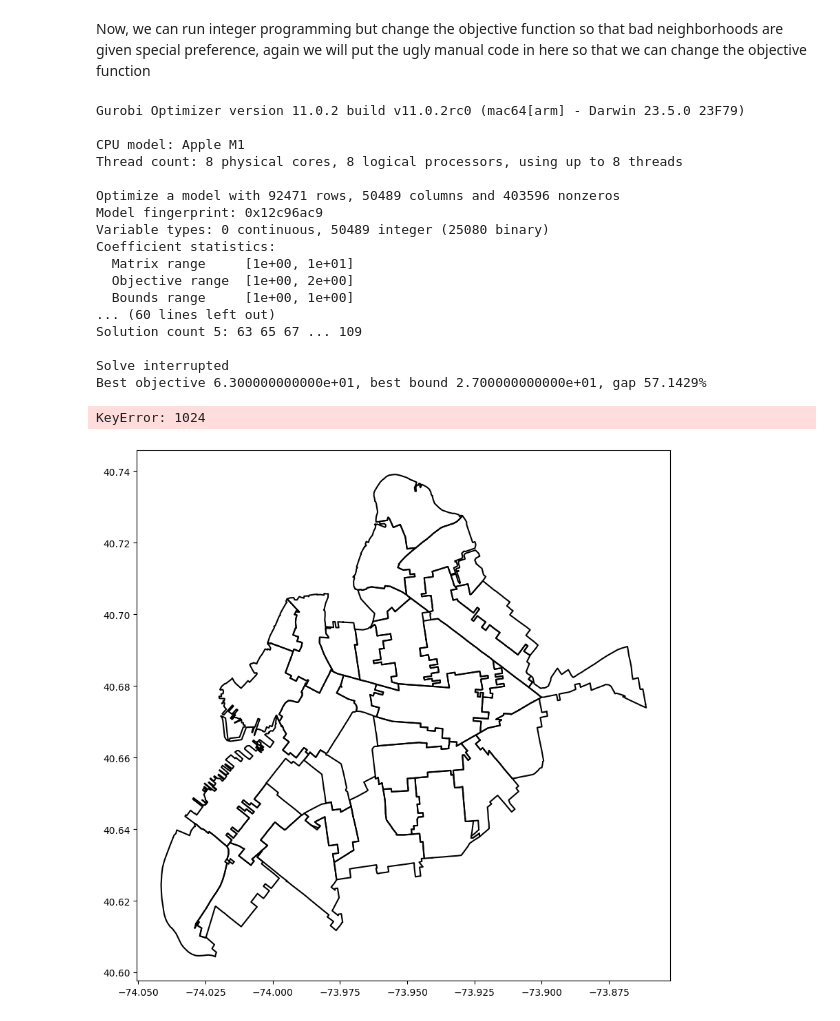
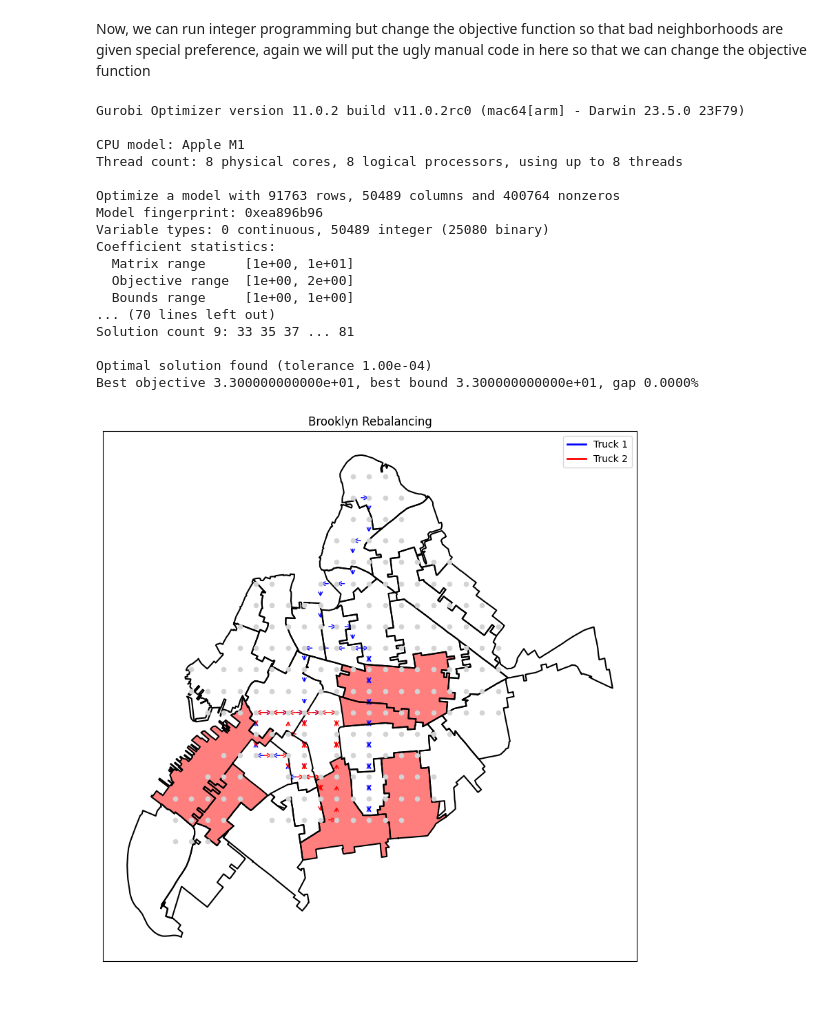
Before and after one commit to jarrettreimers/CSUREMM, a Jupyter notebook: borough_grouping.ipynb, the cells around one changed output. Cells and saved outputs as stored; diff of their text form; code cells hidden in the pictures.

```diff
--- a/borough_grouping.ipynb
+++ b/borough_grouping.ipynb
@@ -577,17 +585,17 @@ for geom, prop in zip(geometries, properties):
 
 # Assuming cluster_model and neighborhood_dict are defined elsewhere
 G = nx.DiGraph()
-positions = {}
+node_positions = {}
 
 # for cluster in cluster_model.cluster_dict.values():
 # This was modified bc we just wanted Brooklyn!
 for cluster in cluster_list:
-    positions[cluster] = (cluster.lon, cluster.lat)
+    node_positions[cluster] = (cluster.lon, cluster.lat)
     G.add_node(cluster)
     neighborhood = neighborhood_dict.get(cluster.name, 'Unknown')
 
 # Draw network nodes on the existing plot
-nx.draw_networkx_nodes(G, positions, node_size=5, node_color='gray', ax=ax)
+nx.draw_networkx_nodes(G, node_positions, node_size=5, node_color='gray', ax=ax)
 
 # Add plot titles and labels
 plt.title('Problem Neighborhoods in Brooklyn')
@@ -724,18 +732,18 @@ Gurobi Optimizer version 11.0.2 build v11.0.2rc0 (mac64[arm] - Darwin 23.5.0 23F
 CPU model: Apple M1
 Thread count: 8 physical cores, 8 logical processors, using up to 8 threads
 
-Optimize a model with 92471 rows, 50489 columns and 403596 nonzeros
-Model fingerprint: 0x12c96ac9
+Optimize a model with 91763 rows, 50489 columns and 400764 nonzeros
+Model fingerprint: 0xea896b96
 Variable types: 0 continuous, 50489 integer (25080 binary)
 Coefficient statistics:
   Matrix range     [1e+00, 1e+01]
   Objective range  [1e+00, 2e+00]
   Bounds range     [1e+00, 1e+00]
-... (60 lines left out)
-Solution count 5: 63 65 67 ... 109
+... (70 lines left out)
+Solution count 9: 33 35 37 ... 81
 
-Solve interrupted
-Best objective 6.300000000000e+01, best bound 2.700000000000e+01, gap 57.1429%
+Optimal solution found (tolerance 1.00e-04)
+Best objective 3.300000000000e+01, best bound 3.300000000000e+01, gap 0.0000%
 # %%
 stations = clusters
 node_size = 20
@@ -763,14 +771,14 @@ for geom, prop in zip(geometries, properties):
     neighborhood_name = prop['name']
     if isinstance(geom, Polygon):
         x, y = geom.exterior.xy
-        # if neighborhood_name in bad_neighborhoods:
-        #     ax.fill(x, y, 'red', alpha=0.5)  # Fill in red with transparency
+        if neighborhood_name in bad_neighborhoods:
+            ax.fill(x, y, 'red', alpha=0.5)  # Fill in red with transparency
         ax.plot(x, y, 'k')
     elif isinstance(geom, MultiPolygon):
         for polygon in geom.geoms:
             x, y = polygon.exterior.xy
-            # if neighborhood_name in bad_neighborhoods:
-            #     ax.fill(x, y, 'red', alpha=0.5)  # Fill in red with transparency
+            if neighborhood_name in bad_neighborhoods:
+                ax.fill(x, y, 'red', alpha=0.5)  # Fill in red with transparency
             ax.plot(x, y, 'k')
 
 
@@ -801,32 +809,31 @@ for station in stations:
     G.add_node(station)
 
 # Add edges with arrows for each truck path
 for k, path in truck_paths.items():
     for i in range(len(path) - 1):
         t1, s1 = path[i][:2]
         t2, s2 = path[i + 1][:2]
         G.add_edge(s1, s2, truck=k, time_step=t1)
 
 edge_colors = ['blue', 'red', 'green', 'purple']  # Different colors for different trucks
 
 # plt.figure(figsize=(10, 8))
 for k, path in truck_paths.items():
     # edges = [(path[i][1], path[i + 1][1]) for i in range(len(path) - 1)]
     # The above includes time steps where the trucks don't move. Below I have removed such trips
     edges = [(path[i][1], path[i + 1][1]) for i in range(len(path) - 1) if path[i][1] != path[i + 1][1]]
     nx.draw_networkx_edges(G, positions, edgelist=edges, arrowstyle='->', arrowsize=10,
                            edge_color=edge_colors[k - 1], style='dashed', label=f'Truck {k}')
 
 nx.draw_networkx_nodes(G, positions, node_size= node_size, node_color='lightgray')
 # If we want to add labels we can
 # nx.draw_networkx_labels(G, positions, font_size=10)
 
 from matplotlib.lines import Line2D
 legend_handles = [Line2D([0], [0], color=edge_colors[k - 1], lw=2, label=f'Truck {k}') for k in range(1, K+1)]
 plt.legend(handles=legend_handles)
 
 plt.title(title)
 plt.show()
 # %% [output]
-KeyError: 1024
-[figure, old version]
+[figure, new version]
```
Also changed, not shown: parts of 3 cells of this notebook.
